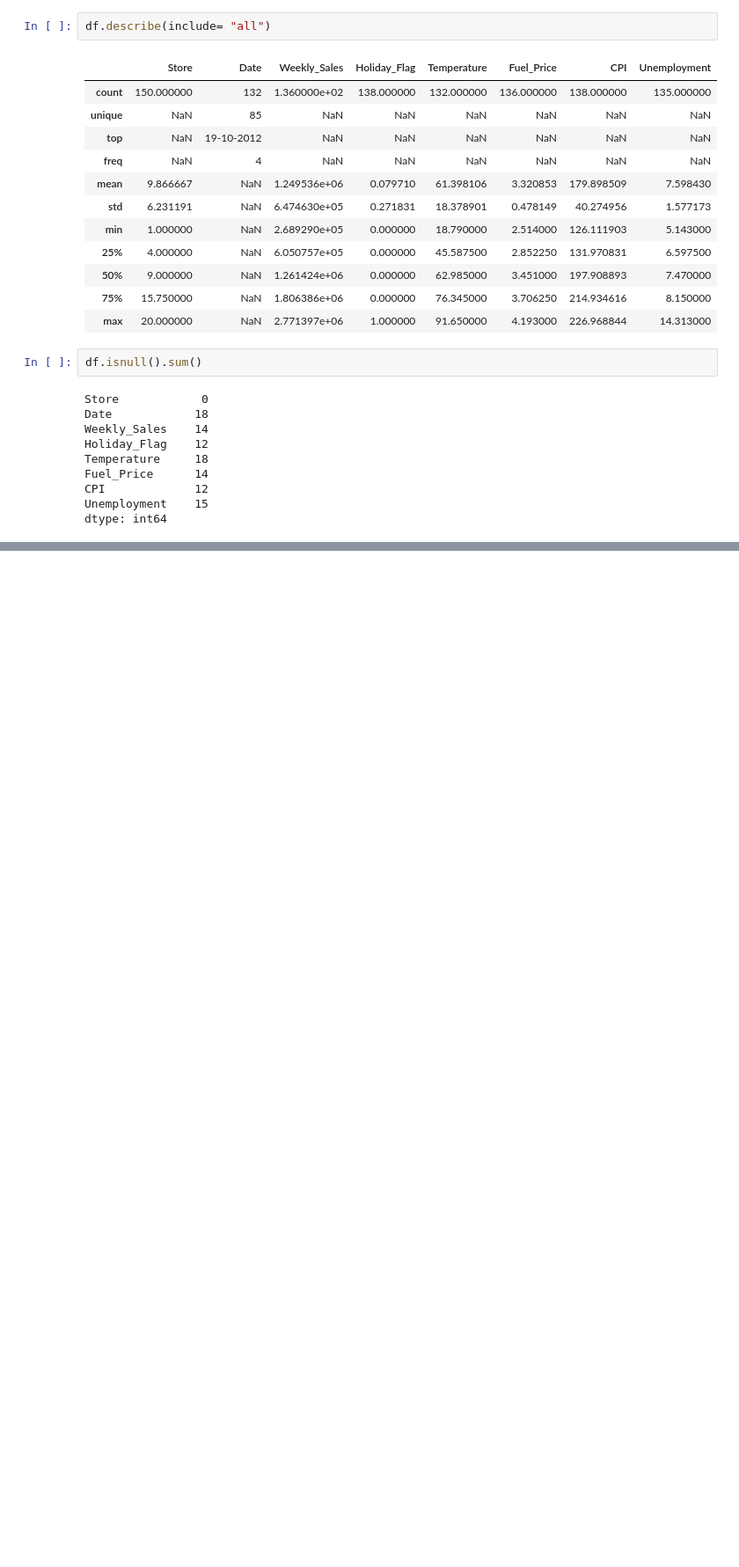
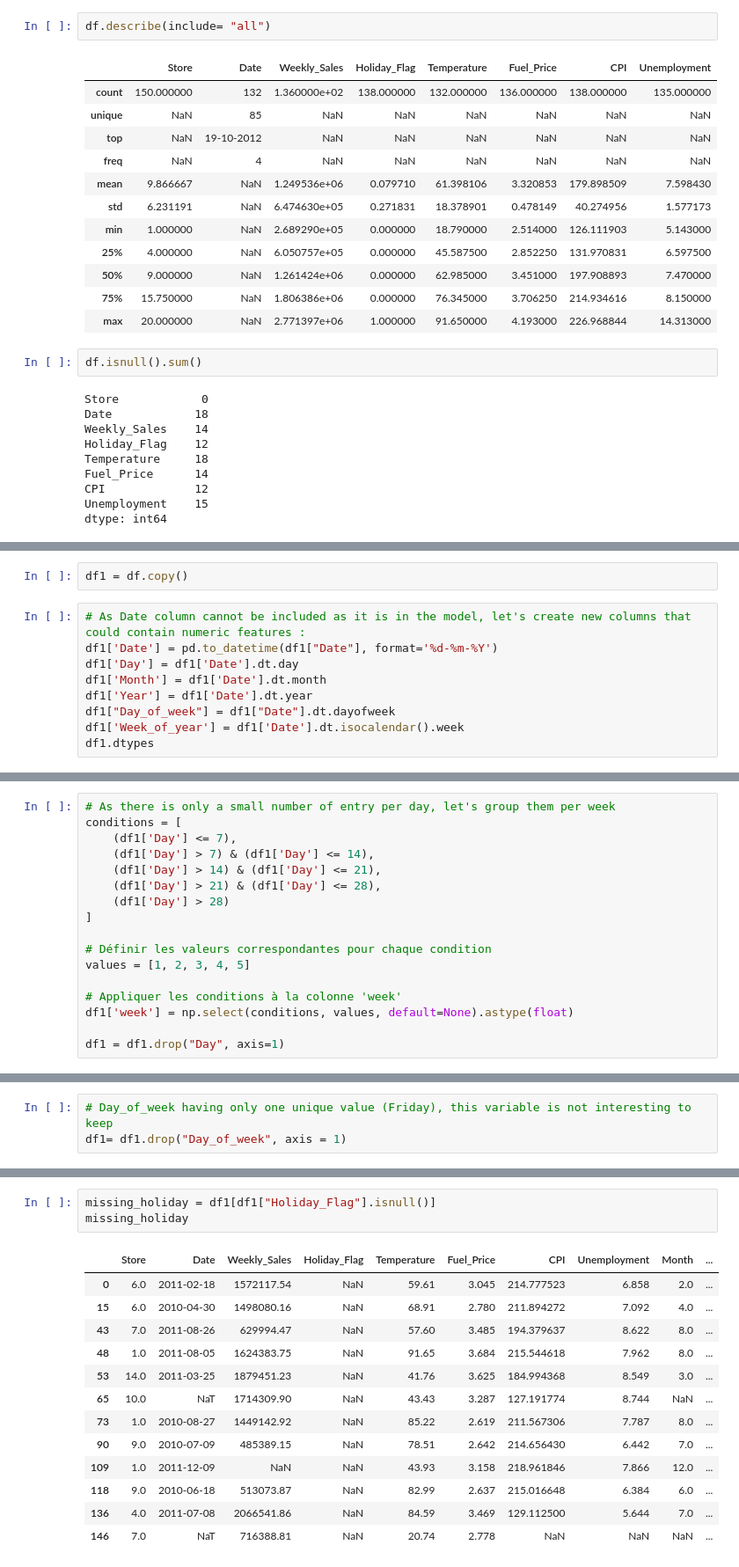
Before and after one commit to myriamgoyet/supervised-machine-learning--walmart-sales, a Jupyter notebook: walmart_project.ipynb, the cells around one changed output, grey strips where cells are left out. Shown: that part at 88% size. Drawn from its saved outputs; the diff is of its cells as text; blank space fills up the shorter version.

```diff
--- a/walmart_project.ipynb
+++ b/walmart_project.ipynb
@@ -109,0 +80,11 @@ px.histogram(df["Weekly_Sales"])
+# %%
+df1 = df.copy()
+# %%
+# As Date column cannot be included as it is in the model, let's create new columns that could contain numeric features :
+df1['Date'] = pd.to_datetime(df1["Date"], format='%d-%m-%Y')
+df1['Day'] = df1['Date'].dt.day
+df1['Month'] = df1['Date'].dt.month
+df1['Year'] = df1['Date'].dt.year
+df1["Day_of_week"] = df1["Date"].dt.dayofweek
+df1['Week_of_year'] = df1['Date'].dt.isocalendar().week
+df1.dtypes
@@ -109,0 +126,17 @@ px.histogram(df["Weekly_Sales"])
+# %%
+# As there is only a small number of entry per day, let's group them per week
+conditions = [
+    (df1['Day'] <= 7),
+    (df1['Day'] > 7) & (df1['Day'] <= 14),
+    (df1['Day'] > 14) & (df1['Day'] <= 21),
+    (df1['Day'] > 21) & (df1['Day'] <= 28),
+    (df1['Day'] > 28)
+]
+
+# Définir les valeurs correspondantes pour chaque condition
+values = [1, 2, 3, 4, 5]
+
+# Appliquer les conditions à la colonne 'week'
+df1['week'] = np.select(conditions, values, default=None).astype(float)
+
+df1 = df1.drop("Day", axis=1)
@@ -109,0 +149,3 @@ px.histogram(df["Weekly_Sales"])
+# %%
+# Day_of_week having only one unique value (Friday), this variable is not interesting to keep
+df1= df1.drop("Day_of_week", axis = 1)
@@ -109,0 +541,17 @@ px.histogram(df["Weekly_Sales"])
+# %%
+missing_holiday = df1[df1["Holiday_Flag"].isnull()]
+missing_holiday
+# %% [output]
+|  | Store | Date | Weekly_Sales | Holiday_Flag | Temperature | Fuel_Price | CPI | Unemployment | Month | ... |
+| 0 | 6.0 | 2011-02-18 | 1572117.54 | NaN | 59.61 | 3.045 | 214.777523 | 6.858 | 2.0 | ... |
+| 15 | 6.0 | 2010-04-30 | 1498080.16 | NaN | 68.91 | 2.780 | 211.894272 | 7.092 | 4.0 | ... |
+| 43 | 7.0 | 2011-08-26 | 629994.47 | NaN | 57.60 | 3.485 | 194.379637 | 8.622 | 8.0 | ... |
+| 48 | 1.0 | 2011-08-05 | 1624383.75 | NaN | 91.65 | 3.684 | 215.544618 | 7.962 | 8.0 | ... |
+| 53 | 14.0 | 2011-03-25 | 1879451.23 | NaN | 41.76 | 3.625 | 184.994368 | 8.549 | 3.0 | ... |
+| 65 | 10.0 | NaT | 1714309.90 | NaN | 43.43 | 3.287 | 127.191774 | 8.744 | NaN | ... |
+| 73 | 1.0 | 2010-08-27 | 1449142.92 | NaN | 85.22 | 2.619 | 211.567306 | 7.787 | 8.0 | ... |
+| 90 | 9.0 | 2010-07-09 | 485389.15 | NaN | 78.51 | 2.642 | 214.656430 | 6.442 | 7.0 | ... |
+| 109 | 1.0 | 2011-12-09 | NaN | NaN | 43.93 | 3.158 | 218.961846 | 7.866 | 12.0 | ... |
+| 118 | 9.0 | 2010-06-18 | 513073.87 | NaN | 82.99 | 2.637 | 215.016648 | 6.384 | 6.0 | ... |
+| 136 | 4.0 | 2011-07-08 | 2066541.86 | NaN | 84.59 | 3.469 | 129.112500 | 5.644 | 7.0 | ... |
+| 146 | 7.0 | NaT | 716388.81 | NaN | 20.74 | 2.778 | NaN | NaN | NaN | ... |
```
Also changed, not shown: parts of 73 cells of this notebook.
